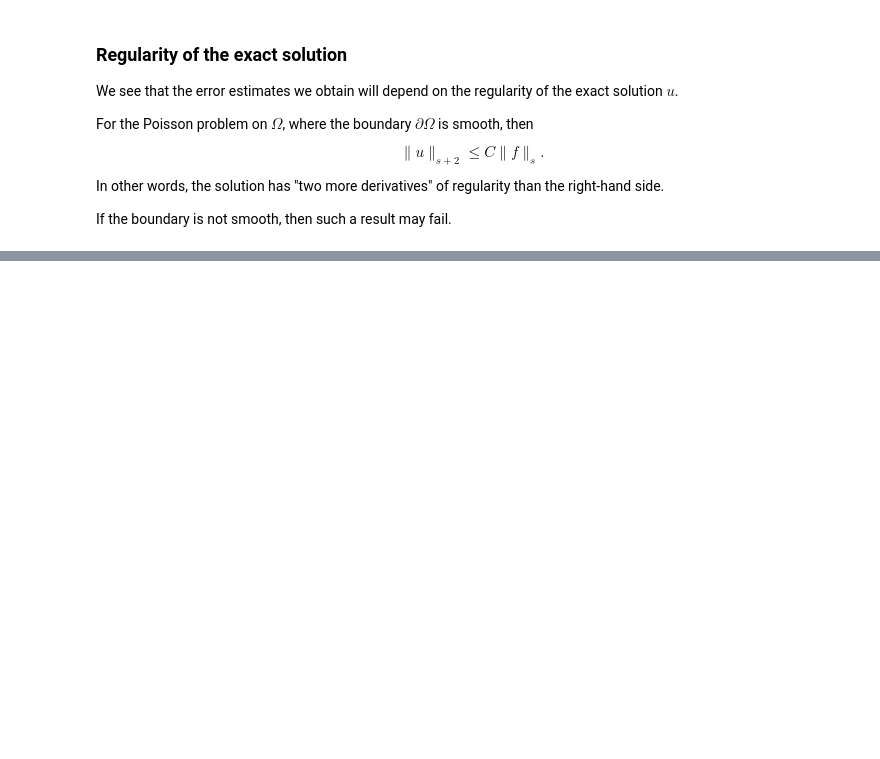
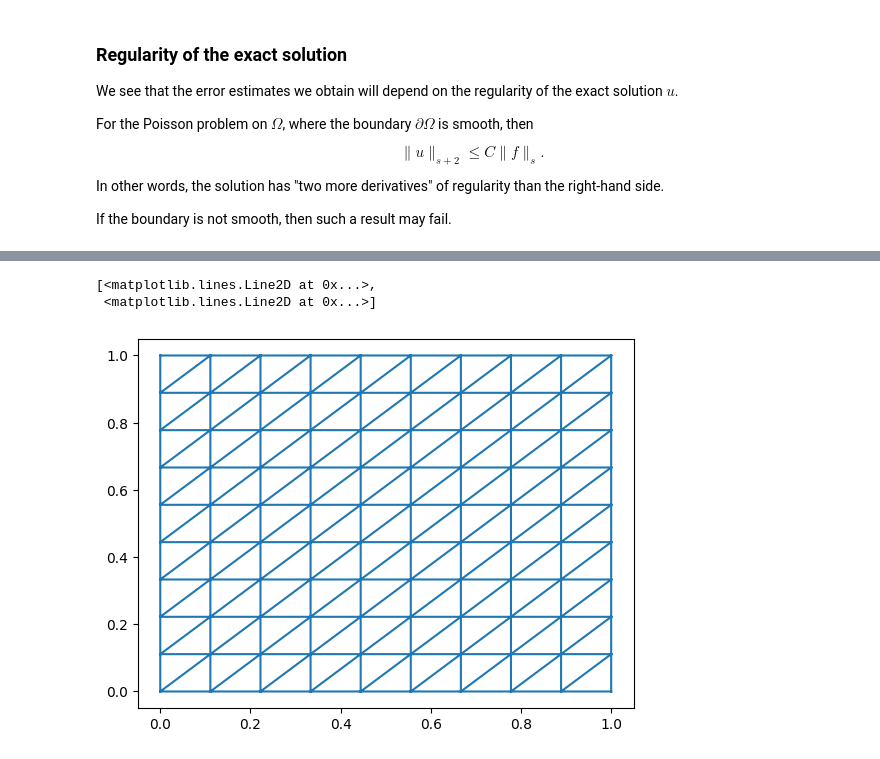
Before and after one commit to pazner/mth-651, a Jupyter notebook: lecture_notebooks/lecture_7.ipynb, the cells around one changed output, grey strips where cells are left out. Cells and saved outputs as stored; diff of their text form; code cells hidden in the pictures; blank space fills up the shorter version.

```diff
--- a/lecture_notebooks/lecture_7.ipynb
+++ b/lecture_notebooks/lecture_7.ipynb
@@ -306,0 +314,34 @@ If the boundary is not smooth, then such a result may fail.
+# %%
+def square_mesh(nx):
+    """
+    Generates a triangular Cartesian mesh of the unit square with nx vertices in
+    each dimension.
+
+    Returns (V, T, B), where V is are the vertex coordinates, T are the triangle
+    indices, and B is a list of boundary vertex indices.
+    """
+    x = np.linspace(0, 1, nx)
+    X, Y = np.meshgrid(x, x)
+    V = np.stack((X.ravel(), Y.ravel()), axis=1)
+
+    nt = 2*(nx-1)**2
+    T = np.zeros((nt, 3), int)
+
+    for iy in range(nx - 1):
+        for ix in range(nx - 1):
+            v1 = ix + iy*nx
+            v2 = ix + 1 + iy*nx
+            v3 = ix + (iy + 1)*nx
+            v4 = ix + 1 + (iy + 1)*nx
+            T[2*ix + iy*2*(nx-1), :] = [v1, v2, v4]
+            T[2*ix + 1 + iy*2*(nx-1), :] = [v1, v4, v3]
+
+    B = []
+    for i in range(nx):
+        B.append(i)
+        B.append(i + nx*(nx - 1))
+    for i in range(1, nx - 1):
+        B.append(nx*i)
+        B.append(nx - 1 + nx*i)
+
+    return V, T, B
@@ -306,0 +368,8 @@ If the boundary is not smooth, then such a result may fail.
+# %%
+V, T, _ = square_mesh(10)
+# %%
+plt.triplot(V[:,0], V[:,1], T)
+# %% [output]
+[<matplotlib.lines.Line2D at 0x...>,
+ <matplotlib.lines.Line2D at 0x...>]
+[figure, added]
```
Also changed, not shown: parts of 14 cells of this notebook.
